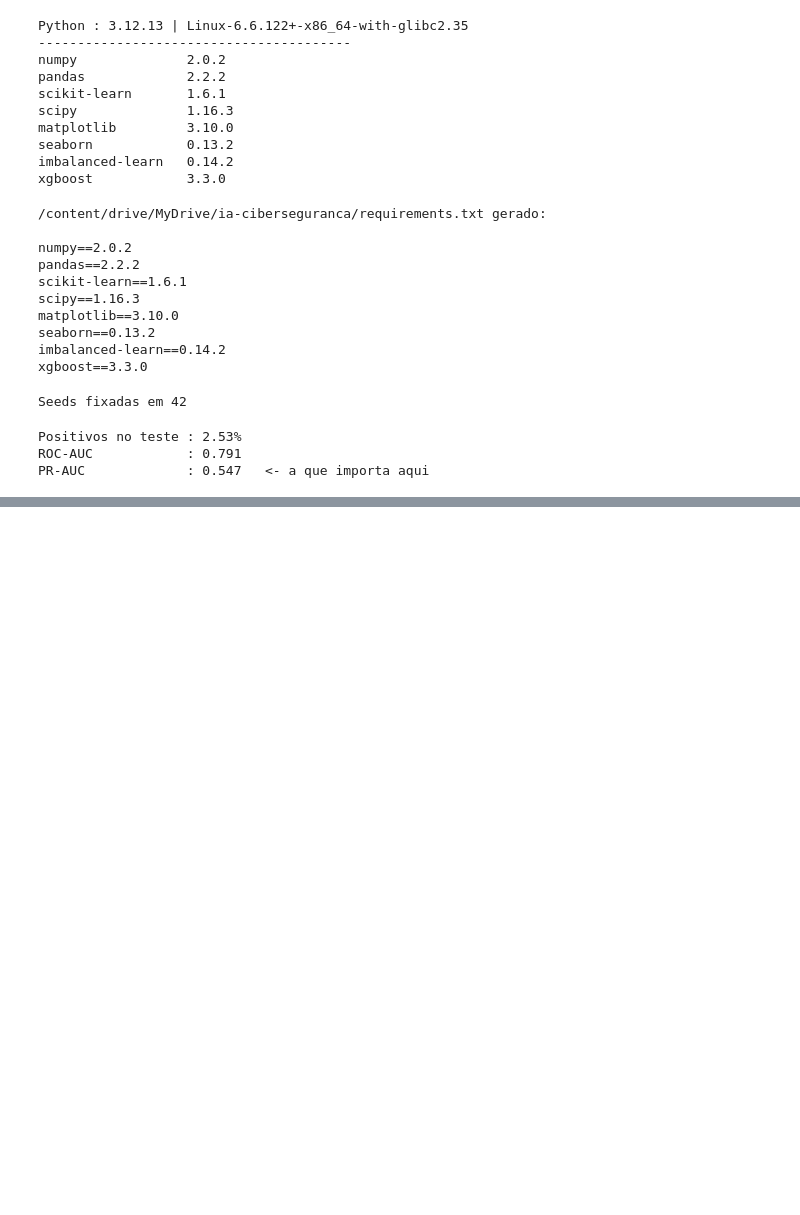
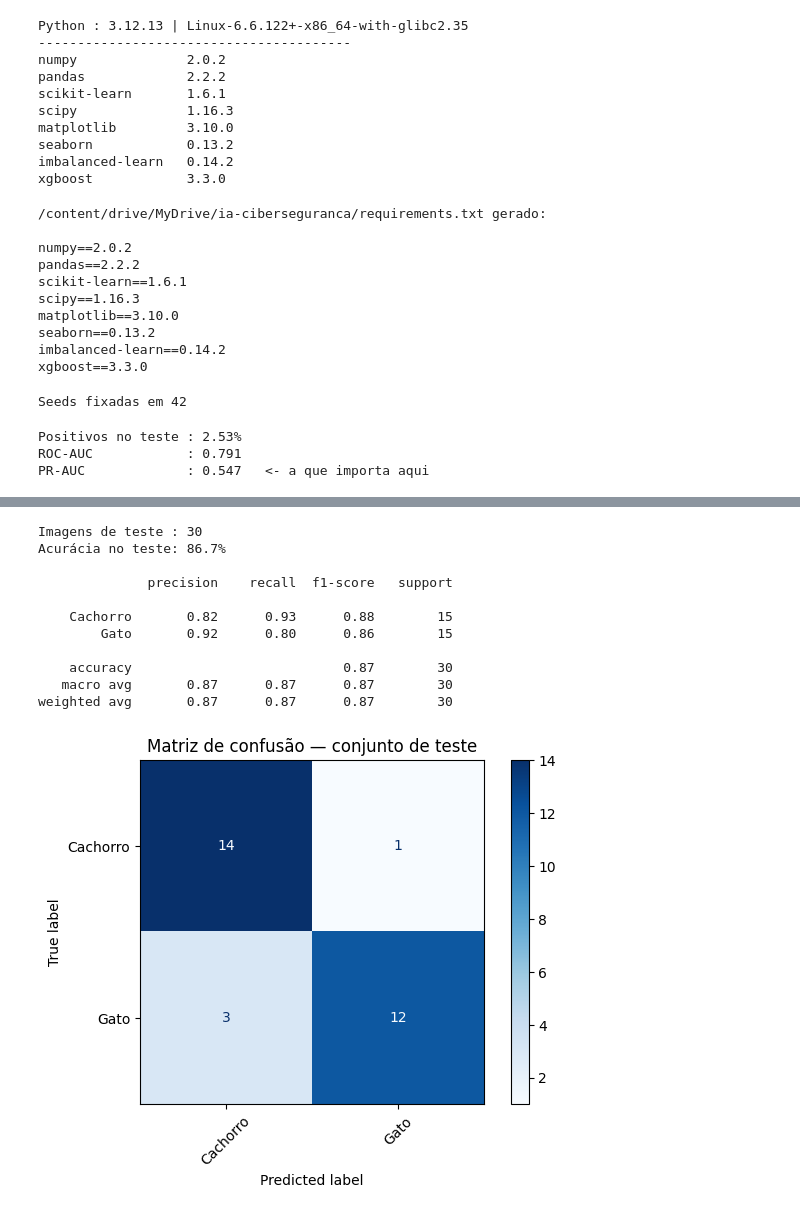
Before and after one commit to aaohl-lanlan/ia-ciberseguranca, a Jupyter notebook: ia_ciberseguranca.ipynb, the cells around one changed output, grey strips where cells are left out. Cells and saved outputs as stored; diff of their text form; code cells hidden in the pictures; blank space fills up the shorter version.

```diff
--- a/ia_ciberseguranca.ipynb
+++ b/ia_ciberseguranca.ipynb
@@ -122,0 +228,35 @@ PR-AUC             : 0.547   <- a que importa aqui
+# %%
+from sklearn.metrics import accuracy_score, confusion_matrix, ConfusionMatrixDisplay, classification_report
+
+TEST_DIR = PROJETO / 'data' / 'test'
+y_true, y_pred = [], []
+
+for classe_dir in sorted(d for d in TEST_DIR.iterdir() if d.is_dir()):
+    for img in classe_dir.glob('*'):
+        if img.suffix.lower() not in {'.jpg', '.jpeg', '.png'}:
+            continue
+        nome, _, _ = prever(img)
+        y_true.append(classe_dir.name)
+        y_pred.append(nome)
+
+print(f'Imagens de teste : {len(y_true)}')
+print(f'Acurácia no teste: {accuracy_score(y_true, y_pred):.1%}\n')
+print(classification_report(y_true, y_pred))
+
+cm = confusion_matrix(y_true, y_pred, labels=class_names)
+ConfusionMatrixDisplay(cm, display_labels=class_names).plot(cmap='Blues', xticks_rotation=45)
+plt.title('Matriz de confusão — conjunto de teste')
+plt.tight_layout(); plt.show()
+# %% [output]
+Imagens de teste : 30
+Acurácia no teste: 86.7%
+
+              precision    recall  f1-score   support
+
+    Cachorro       0.82      0.93      0.88        15
+        Gato       0.92      0.80      0.86        15
+
+    accuracy                           0.87        30
+   macro avg       0.87      0.87      0.87        30
+weighted avg       0.87      0.87      0.87        30
+[figure, added]
```
Also changed, not shown: parts of 7 cells of this notebook.
